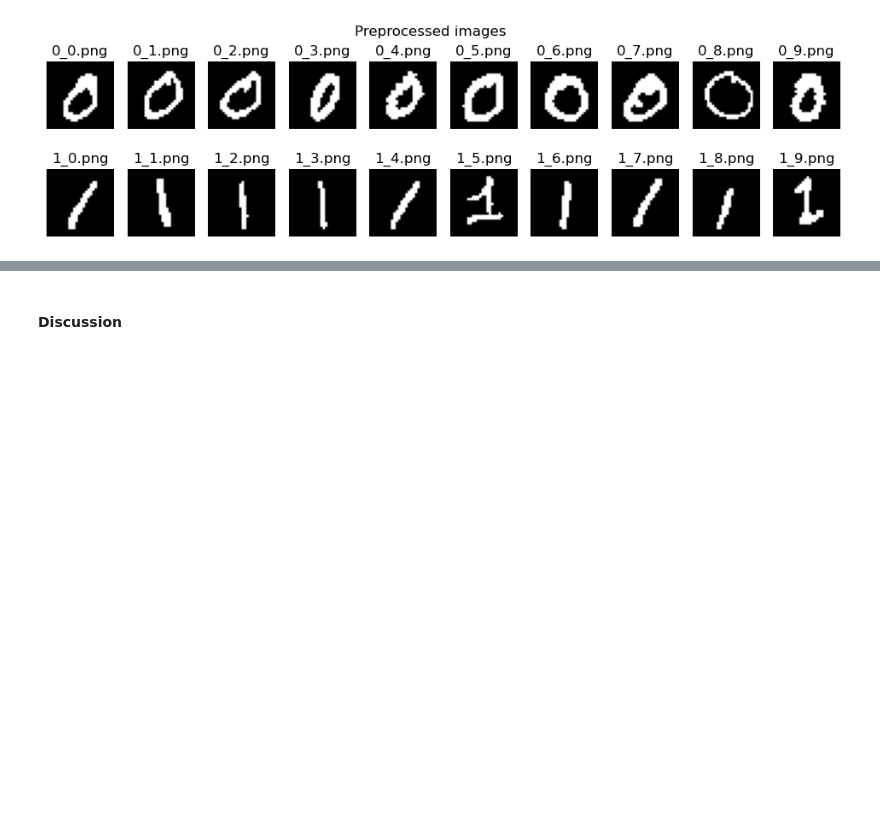
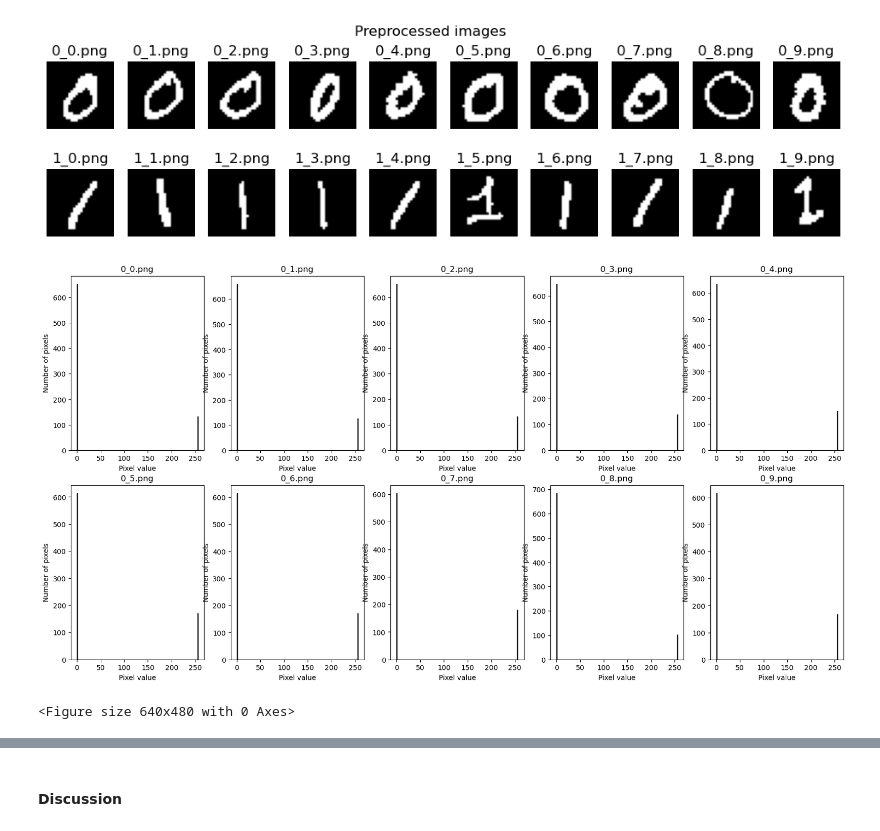
Before and after one commit to lindadelacombaz/iapr-2023, a Jupyter notebook: lab_02_object_description.ipynb, the cells around one changed output, grey strips where cells are left out. Drawn from its saved outputs; the diff is of its cells as text; code cells hidden in the pictures; blank space fills up the shorter version.

```diff
--- a/lab_02_object_description.ipynb
+++ b/lab_02_object_description.ipynb
@@ -216,3 +216,8 @@ fig.suptitle("Preprocessed images")
 plt.show()
 # %% [output]
 [figure]
+# %%
+hist_plot(zeros, zeros_names)
+# %% [output]
+[figure, added]
+<Figure size 640x480 with 0 Axes>
```
Also changed, not shown: parts of 51 cells of this notebook.
